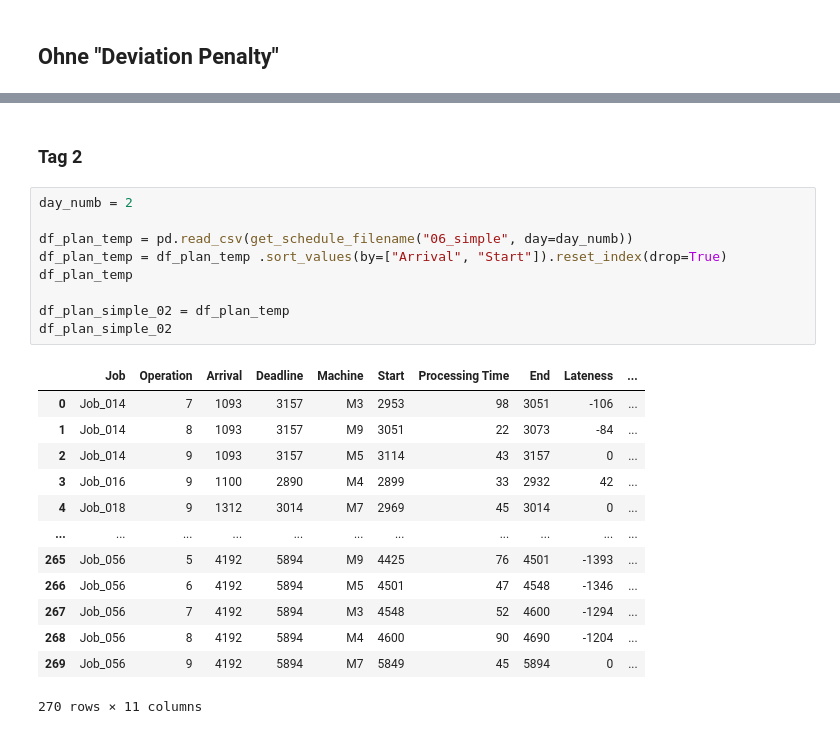
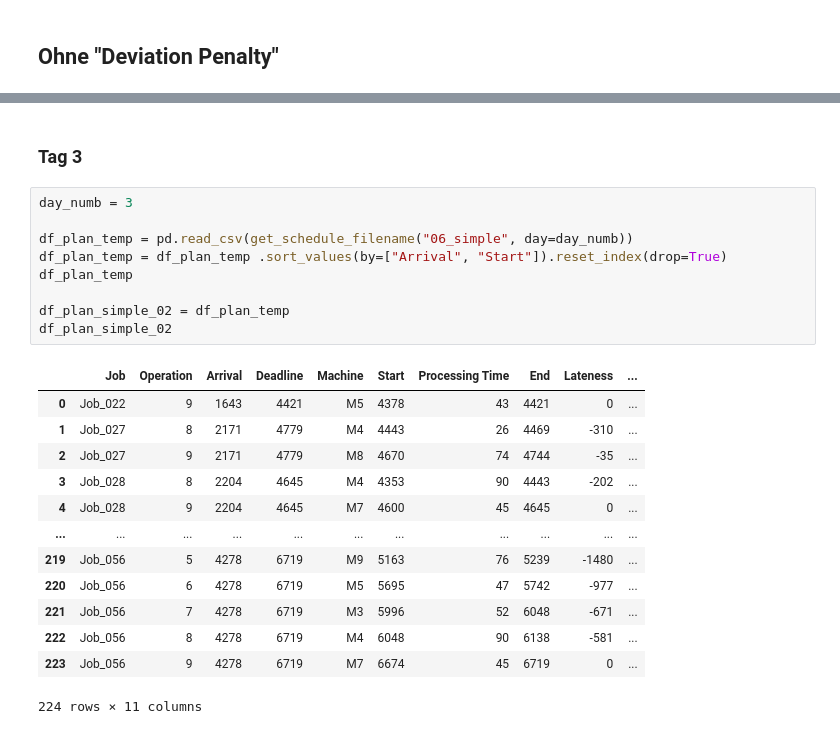
Before and after one commit to konrad-adamski/HTWD_JobShop_Rescheduling, a Jupyter notebook: 13_CP_Scheduling_with_DueDate/07_Reihenfolge auf Maschinen.ipynb, the cells around one changed output, grey strips where cells are left out. Cells and saved outputs as stored; diff of their text form.

```diff
--- a/13_CP_Scheduling_with_DueDate/07_Reihenfolge auf Maschinen.ipynb
+++ b/13_CP_Scheduling_with_DueDate/07_Reihenfolge auf Maschinen.ipynb
@@ -215,28 +209,28 @@ df_compare_simple_01
 # %% [markdown]
-### Tag 2
+### Tag 3
 # %%
-day_numb = 2
+day_numb = 3
 
 df_plan_temp = pd.read_csv(get_schedule_filename("06_simple", day=day_numb))
 df_plan_temp = df_plan_temp .sort_values(by=["Arrival", "Start"]).reset_index(drop=True)
 df_plan_temp
 
 df_plan_simple_02 = df_plan_temp
 df_plan_simple_02
 # %% [output]
 |  | Job | Operation | Arrival | Deadline | Machine | Start | Processing Time | End | Lateness | ... |
-| 0 | Job_014 | 7 | 1093 | 3157 | M3 | 2953 | 98 | 3051 | -106 | ... |
-| 1 | Job_014 | 8 | 1093 | 3157 | M9 | 3051 | 22 | 3073 | -84 | ... |
-| 2 | Job_014 | 9 | 1093 | 3157 | M5 | 3114 | 43 | 3157 | 0 | ... |
-| 3 | Job_016 | 9 | 1100 | 2890 | M4 | 2899 | 33 | 2932 | 42 | ... |
-| 4 | Job_018 | 9 | 1312 | 3014 | M7 | 2969 | 45 | 3014 | 0 | ... |
+| 0 | Job_022 | 9 | 1643 | 4421 | M5 | 4378 | 43 | 4421 | 0 | ... |
+| 1 | Job_027 | 8 | 2171 | 4779 | M4 | 4443 | 26 | 4469 | -310 | ... |
+| 2 | Job_027 | 9 | 2171 | 4779 | M8 | 4670 | 74 | 4744 | -35 | ... |
+| 3 | Job_028 | 8 | 2204 | 4645 | M4 | 4353 | 90 | 4443 | -202 | ... |
+| 4 | Job_028 | 9 | 2204 | 4645 | M7 | 4600 | 45 | 4645 | 0 | ... |
 | ... | ... | ... | ... | ... | ... | ... | ... | ... | ... | ... |
-| 265 | Job_056 | 5 | 4192 | 5894 | M9 | 4425 | 76 | 4501 | -1393 | ... |
-| 266 | Job_056 | 6 | 4192 | 5894 | M5 | 4501 | 47 | 4548 | -1346 | ... |
-| 267 | Job_056 | 7 | 4192 | 5894 | M3 | 4548 | 52 | 4600 | -1294 | ... |
-| 268 | Job_056 | 8 | 4192 | 5894 | M4 | 4600 | 90 | 4690 | -1204 | ... |
-| 269 | Job_056 | 9 | 4192 | 5894 | M7 | 5849 | 45 | 5894 | 0 | ... |
+| 219 | Job_056 | 5 | 4278 | 6719 | M9 | 5163 | 76 | 5239 | -1480 | ... |
+| 220 | Job_056 | 6 | 4278 | 6719 | M5 | 5695 | 47 | 5742 | -977 | ... |
+| 221 | Job_056 | 7 | 4278 | 6719 | M3 | 5996 | 52 | 6048 | -671 | ... |
+| 222 | Job_056 | 8 | 4278 | 6719 | M4 | 6048 | 90 | 6138 | -581 | ... |
+| 223 | Job_056 | 9 | 4278 | 6719 | M7 | 6674 | 45 | 6719 | 0 | ... |
-270 rows × 11 columns
+224 rows × 11 columns
 # %%
 og = df_plan_simple_01
 new = df_plan_simple_02
```
Also changed, not shown: parts of 26 cells of this notebook, 8 other files.
